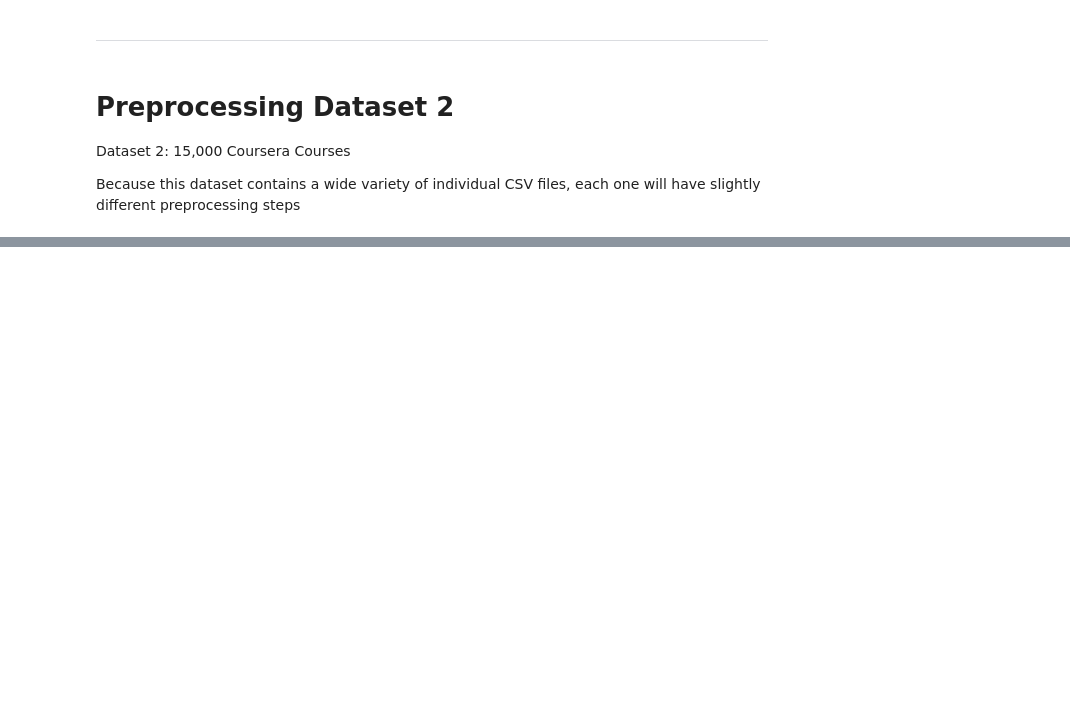
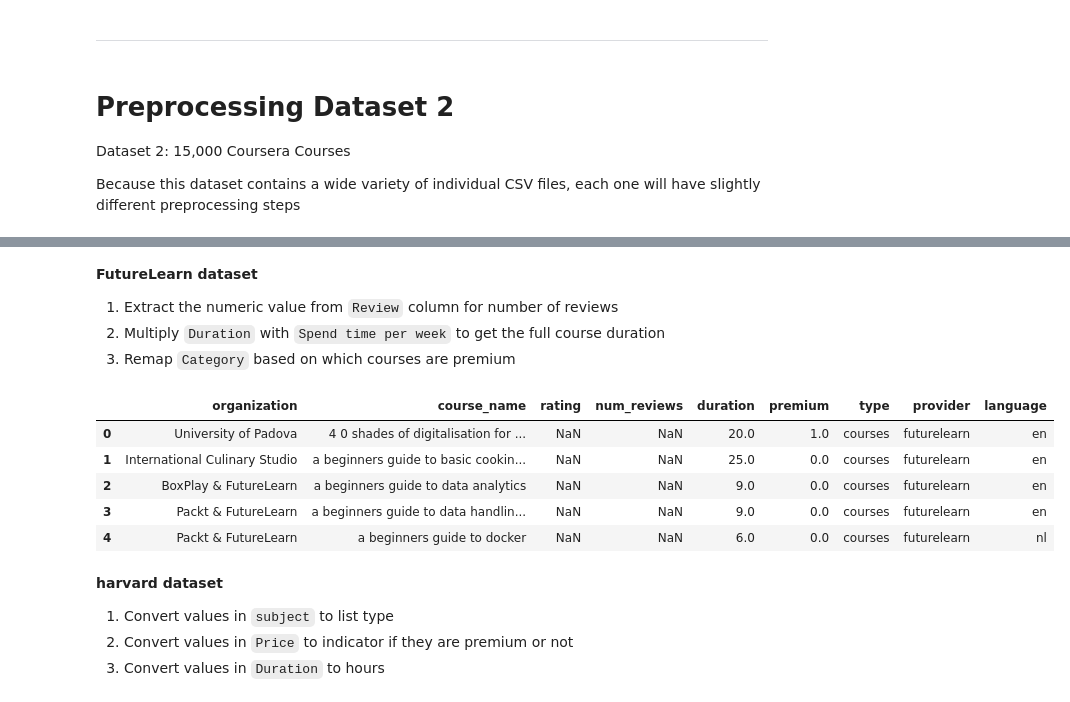
Before and after one commit to minimartzz/online-learning-so-mooc, a Jupyter notebook: mooc_data_prorcessing.ipynb, the cells around one changed output, grey strips where cells are left out. Cells and saved outputs as stored; diff of their text form; code cells hidden in the pictures; blank space fills up the shorter version.

Commit message:
Update: Finished processing alison, futurelearn, hardvard datasets

```diff
--- a/mooc_data_prorcessing.ipynb
+++ b/mooc_data_prorcessing.ipynb
@@ -187,0 +249,57 @@ alison_mapper = {
+# %% [markdown]
+__FutureLearn dataset__
+
+1. Extract the numeric value from `Review` column for number of reviews
+2. Multiply `Duration` with `Spend time per week` to get the full course duration
+3. Remap `Category` based on which courses are premium
+# %%
+# Load futurelearn dataset
+fl = pd.read_csv(f"{base}/futurelearn.csv")
+
+# Select columns and rename
+fl = fl.drop('Link', axis=1)
+fl = fl.rename({
+  'Institution': 'organization',
+  'Name': 'course_name',
+  'Rating': 'rating',
+  'Review': 'num_reviews',
+  'Duration': 'duration',
+  'Category': 'premium',
+  'Type': 'type'
+}, axis=1)
+
+# Extract numeric value from review
+fl['num_reviews'] = fl['num_reviews'].str.extract(r"(\d+)").astype(float)
+
+# Get course full runtime
+fl['duration'] = fl['duration'].str.extract(r"(\d+)").astype(float)
+fl['Spend time per week'] = fl['Spend time per week'].str.extract(r"(\d+)").astype(float)
+fl['duration'] = fl['duration'] * fl['Spend time per week']
+fl = fl.drop('Spend time per week', axis=1)
+
+# Remap premium column to indicate which courses must be paid
+fl['premium'] = fl['premium'].map({
+  'Included in Unlimited': 1,
+  'Premium Course': 1,
+  'Free digital upgrade': 0
+})
+fl['premium'] = fl['premium'].fillna(0)
+
+# Add additional columns
+fl['provider'] = "futurelearn"
+fl['language'] = fl['course_name'].apply(lambda x: detect(x))
+# %%
+fl.head()
+# %% [output]
+|  | organization | course_name | rating | num_reviews | duration | premium | type | provider | language |
+| 0 | University of Padova | 4 0 shades of digitalisation for ... | NaN | NaN | 20.0 | 1.0 | courses | futurelearn | en |
+| 1 | International Culinary Studio | a beginners guide to basic cookin... | NaN | NaN | 25.0 | 0.0 | courses | futurelearn | en |
+| 2 | BoxPlay & FutureLearn | a beginners guide to data analytics | NaN | NaN | 9.0 | 0.0 | courses | futurelearn | en |
+| 3 | Packt & FutureLearn | a beginners guide to data handlin... | NaN | NaN | 9.0 | 0.0 | courses | futurelearn | en |
+| 4 | Packt & FutureLearn | a beginners guide to docker | NaN | NaN | 6.0 | 0.0 | courses | futurelearn | nl |
+# %% [markdown]
+__harvard dataset__
+
+1. Convert values in `subject` to list type
+2. Convert values in `Price` to indicator if they are premium or not
+3. Convert values in `Duration` to hours
```
Also changed, not shown: parts of 16 cells of this notebook.
